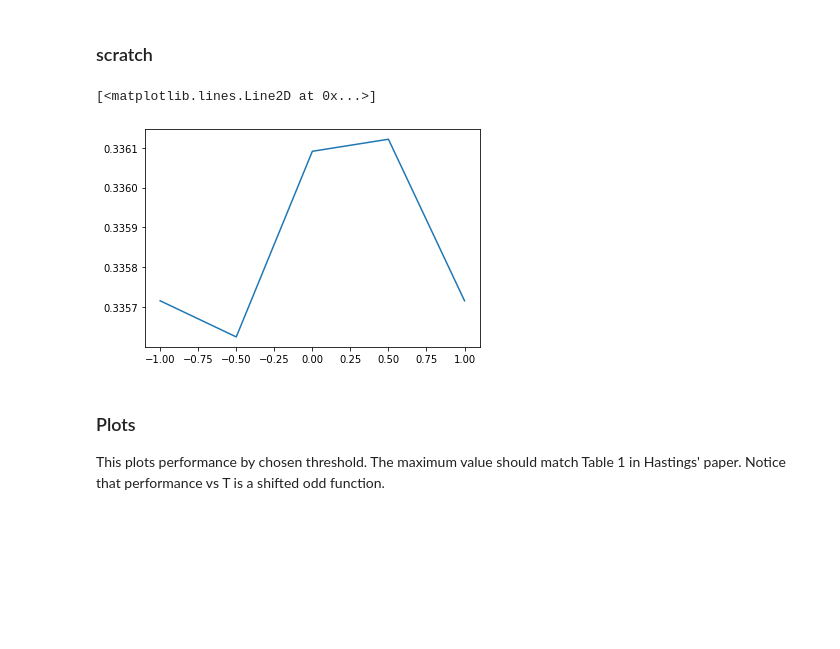
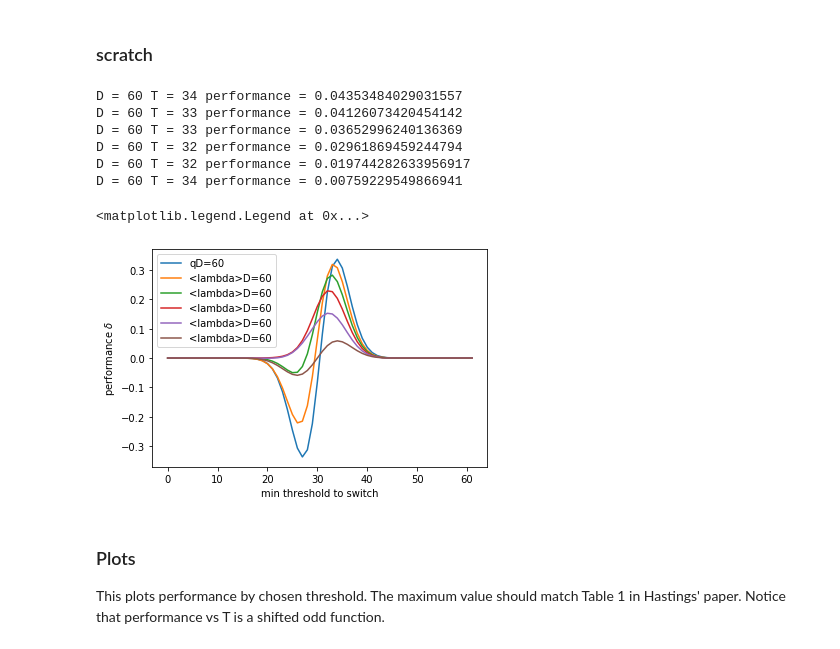
Before and after one commit to marwahaha/qaoa-local-competitors, a Jupyter notebook: hastings.ipynb, the cells around one changed output. Cells and saved outputs as stored; diff of their text form; code cells hidden in the pictures; blank space fills up the shorter version.

```diff
--- a/hastings.ipynb
+++ b/hastings.ipynb
@@ -121,7 +121,27 @@ def test_all_thresholds_qf(D, fn, qf):
     return [fn(D, T, qf) for T in range(D+2)]
 # %%
 def make_q2(s):
-    return lambda k, t: 1*(k <= t-1) + s*(k == t) + -1*(k > t)
+    return lambda k, t: 1*(k <= t-1) + s*(k == t) + s*(k > t)
+# %%
+D = 60
+inps = np.linspace(-0.8, 1, 5)
+outs = []
+for qf in [q] + [make_q2(s) for s in inps]:
+    results = test_all_thresholds_qf(D, calc_performance_qf, qf)
+    outs.append(max(results)*D)
+    print_max(D, results)
+    plot_by_T(D, D**0.5*np.array(results), qf.__name__)
+plt.legend()
+# plt.plot(inps, outs[1:])
+# %% [output]
+D = 60 T = 34 performance = 0.04353484029031557
+D = 60 T = 33 performance = 0.04126073420454142
+D = 60 T = 33 performance = 0.03652996240136369
+D = 60 T = 32 performance = 0.02961869459244794
+D = 60 T = 32 performance = 0.019744282633956917
+D = 60 T = 34 performance = 0.00759229549866941
+<matplotlib.legend.Legend at 0x...>
+[figure, added]
 # %%
 D = 299
 inps = np.linspace(-1, 1, 5)
@@ -133,9 +153,6 @@ for qf in [q] + [make_q2(s) for s in inps]:
 #     plot_by_T(D, results, qf.__name__)
 # plt.legend()
 plt.plot(inps, outs[1:])
-# %% [output]
-[<matplotlib.lines.Line2D at 0x...>]
-[figure, removed]
 # %% [markdown]
 ### Plots
 This plots performance by chosen threshold. The maximum value should match Table 1 in Hastings' paper. Notice that performance vs T is a shifted odd function.
```
Also changed, not shown: parts of 70 cells of this notebook.
